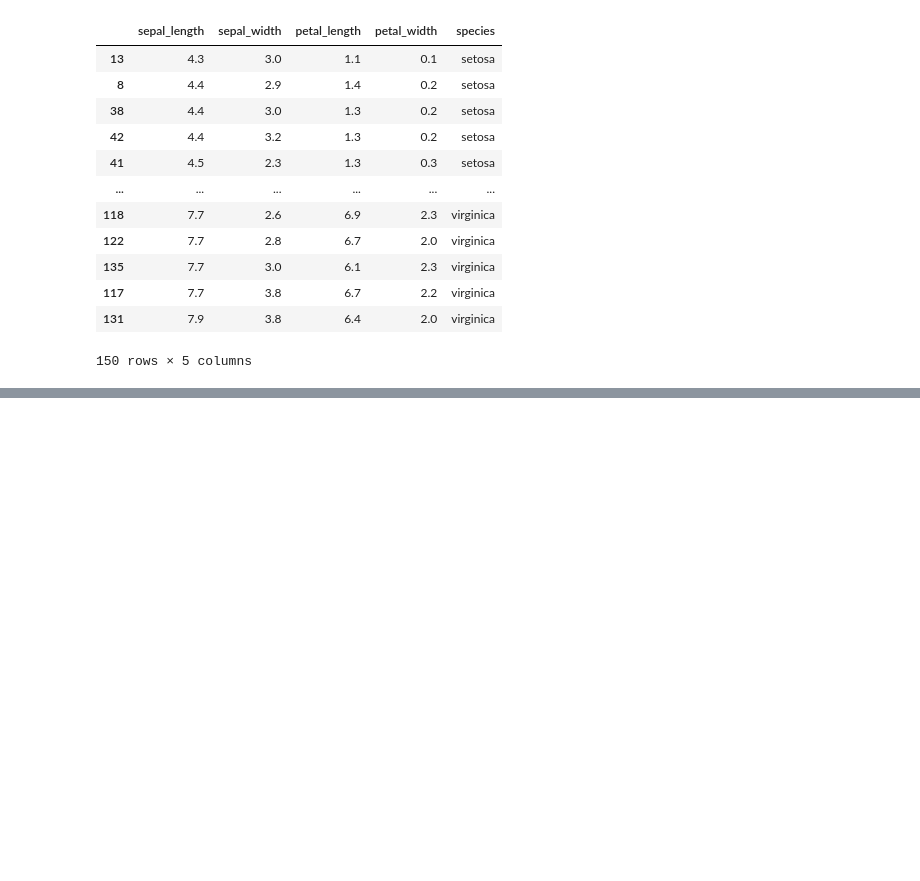
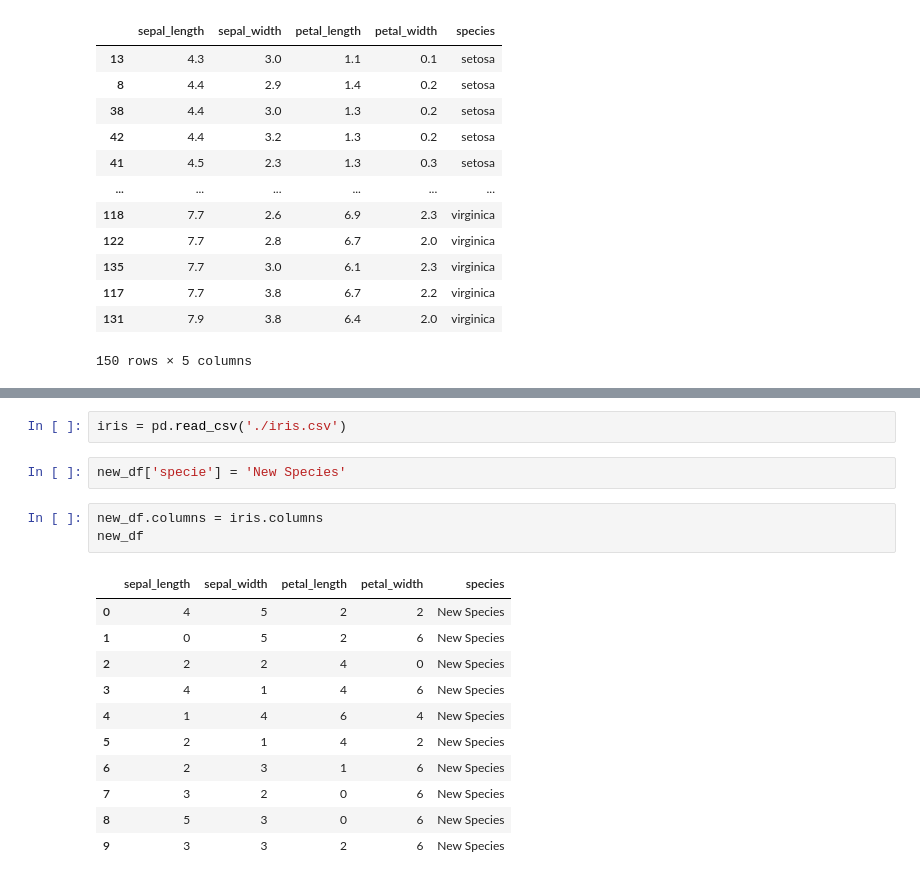
Before and after one commit to SourabhSingh-dev/Data-Science-From-Scratch, a Jupyter notebook: 01-python-for-data-science/06-data-analysis/iris.ipynb, the cells around one changed output, grey strips where cells are left out. Saved outputs shown, nothing was run; the diff lists cells and outputs as text; blank space fills up the shorter version.

```diff
--- a/01-python-for-data-science/06-data-analysis/iris.ipynb
+++ b/01-python-for-data-science/06-data-analysis/iris.ipynb
@@ -119,0 +217,19 @@ iris.sort_values(by=['sepal_length','sepal_width'])
+# %%
+iris = pd.read_csv('./iris.csv')
+# %%
+new_df['specie'] = 'New Species'
+# %%
+new_df.columns = iris.columns
+new_df
+# %% [output]
+|  | sepal_length | sepal_width | petal_length | petal_width | species |
+| 0 | 4 | 5 | 2 | 2 | New Species |
+| 1 | 0 | 5 | 2 | 6 | New Species |
+| 2 | 2 | 2 | 4 | 0 | New Species |
+| 3 | 4 | 1 | 4 | 6 | New Species |
+| 4 | 1 | 4 | 6 | 4 | New Species |
+| 5 | 2 | 1 | 4 | 2 | New Species |
+| 6 | 2 | 3 | 1 | 6 | New Species |
+| 7 | 3 | 2 | 0 | 6 | New Species |
+| 8 | 5 | 3 | 0 | 6 | New Species |
+| 9 | 3 | 3 | 2 | 6 | New Species |
```
Also changed, not shown: parts of 12 cells of this notebook, 7 other files.
